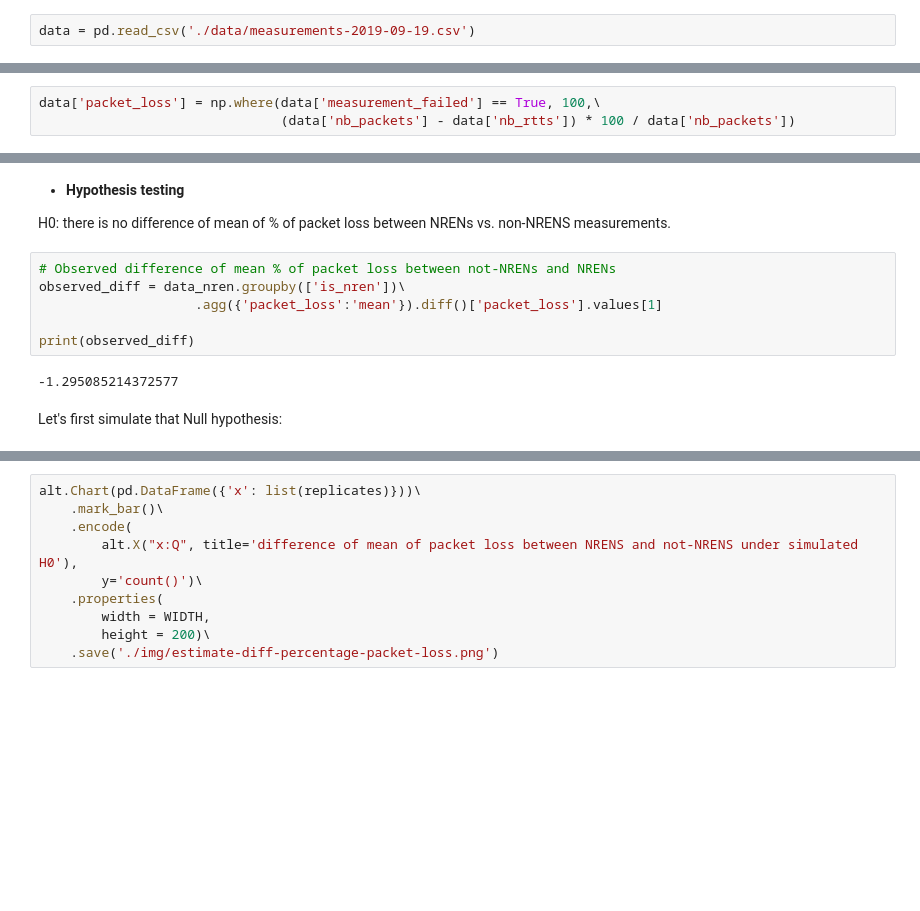
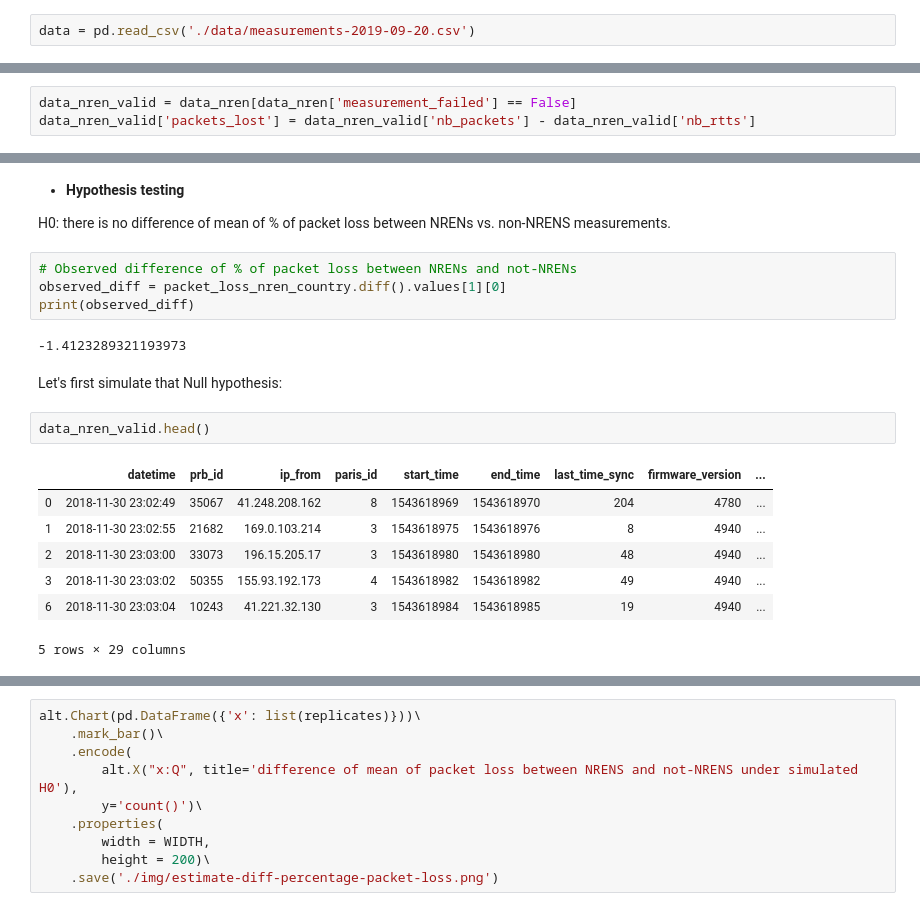
Before and after one commit to franckalbinet/latency-internet-africa, a Jupyter notebook: latency-internet-africa.ipynb, the cells around one changed output, grey strips where cells are left out. Saved outputs shown, nothing was run; the diff lists cells and outputs as text; blank space fills up the shorter version.

Commit message:
Update packets loss calculation to be more explicit ... and correct

```diff
--- a/latency-internet-africa.ipynb
+++ b/latency-internet-africa.ipynb
@@ -434,7 +419,7 @@ utils.df_to_csv(data, prefix_name='measurements')
 ## II. Preliminary Exploratory Data Analysis (EDA)
 <a id='eda'>
 # %%
-data = pd.read_csv('./data/measurements-2019-09-19.csv')
+data = pd.read_csv('./data/measurements-2019-09-20.csv')
 # %%
 # How many measurements and columns
 data.shape
@@ -582,3 +565,0 @@ Below is considered a lost packet when:
-# %%
-data['packet_loss'] = np.where(data['measurement_failed'] == True, 100,\
-                               (data['nb_packets'] - data['nb_rtts']) * 100 / data['nb_packets'])
@@ -851,0 +801,3 @@ dtype: float64
+# %%
+data_nren_valid = data_nren[data_nren['measurement_failed'] == False]
+data_nren_valid['packets_lost'] = data_nren_valid['nb_packets'] - data_nren_valid['nb_rtts']
@@ -938,12 +849,20 @@ utils.show_chart('./img/packet-loss-cdf.png')
 
 H0: there is no difference of mean of % of packet loss between NRENs vs. non-NRENS measurements.
 # %%
-# Observed difference of mean % of packet loss between not-NRENs and NRENs
-observed_diff = data_nren.groupby(['is_nren'])\
-                    .agg({'packet_loss':'mean'}).diff()['packet_loss'].values[1]
-
+# Observed difference of % of packet loss between NRENs and not-NRENs
+observed_diff = packet_loss_nren_country.diff().values[1][0]
 print(observed_diff)
 # %% [output]
--1.295085214372577
+-1.4123289321193973
 # %% [markdown]
 Let's first simulate that Null hypothesis:
+# %%
+data_nren_valid.head()
+# %% [output]
+|  | datetime | prb_id | ip_from | paris_id | start_time | end_time | last_time_sync | firmware_version | ... |
+| 0 | 2018-11-30 23:02:49 | 35067 | 41.248.208.162 | 8 | 1543618969 | 1543618970 | 204 | 4780 | ... |
+| 1 | 2018-11-30 23:02:55 | 21682 | 169.0.103.214 | 3 | 1543618975 | 1543618976 | 8 | 4940 | ... |
+| 2 | 2018-11-30 23:03:00 | 33073 | 196.15.205.17 | 3 | 1543618980 | 1543618980 | 48 | 4940 | ... |
+| 3 | 2018-11-30 23:03:02 | 50355 | 155.93.192.173 | 4 | 1543618982 | 1543618982 | 49 | 4940 | ... |
+| 6 | 2018-11-30 23:03:04 | 10243 | 41.221.32.130 | 3 | 1543618984 | 1543618985 | 19 | 4940 | ... |
+5 rows × 29 columns
```
Also changed, not shown: parts of 43 cells of this notebook, 7 other files.
